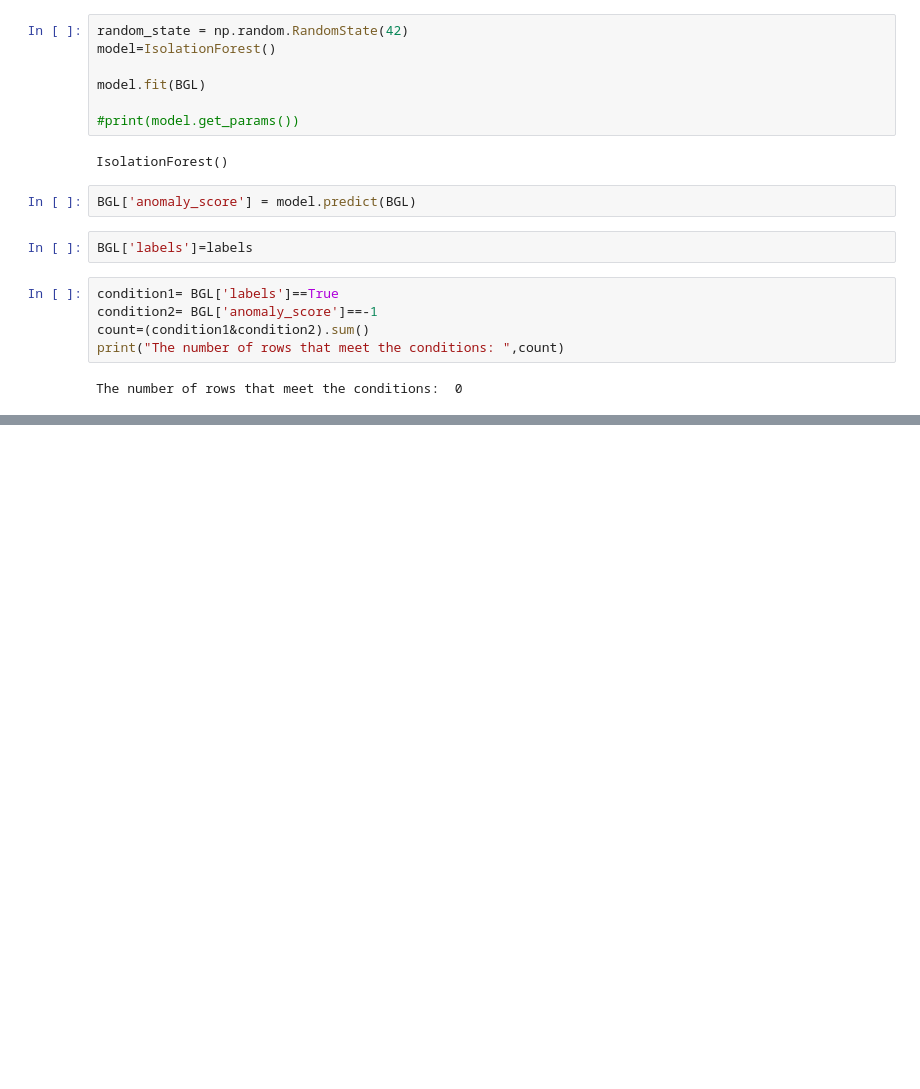
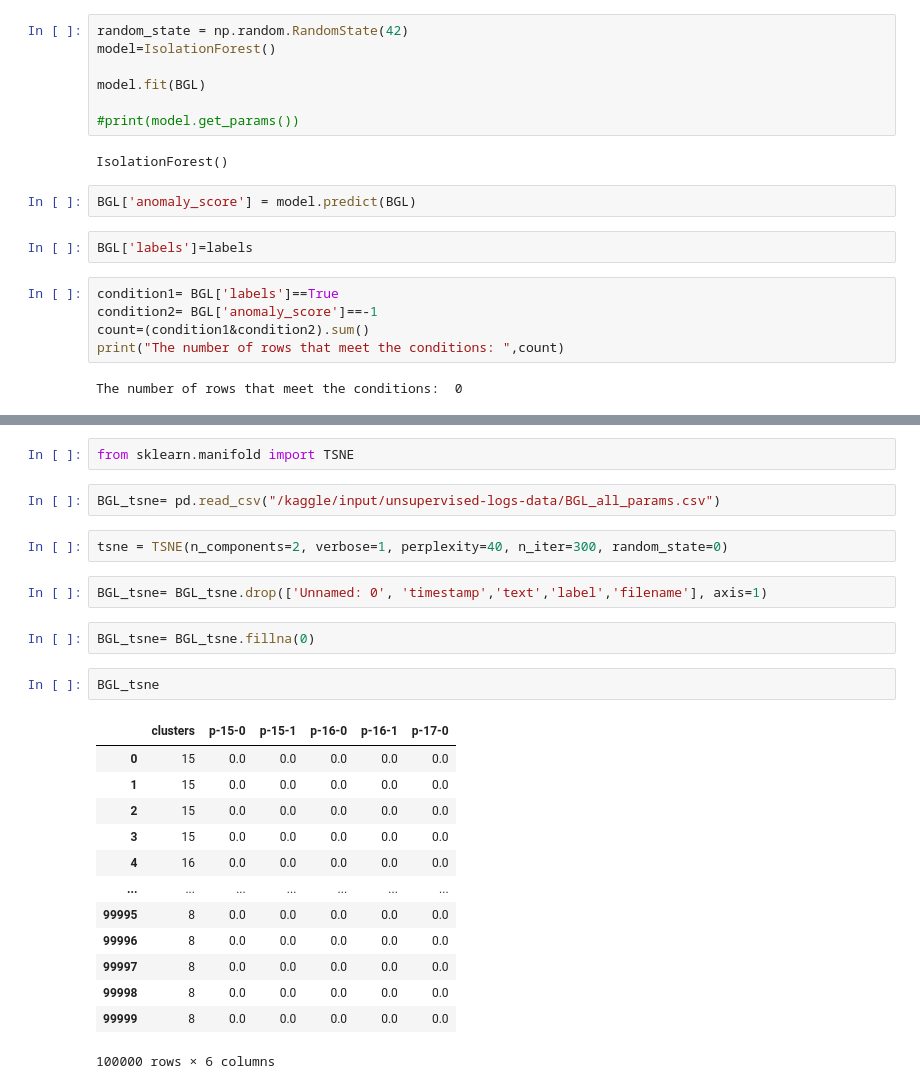
Before and after one commit to manelmahroug/anomaly-detection-in-log-files, a Jupyter notebook: unsupervised_learning/isolation-forest.ipynb, the cells around one changed output, grey strips where cells are left out. Drawn from its saved outputs; the diff is of its cells as text; blank space fills up the shorter version.

```diff
--- a/unsupervised_learning/isolation-forest.ipynb
+++ b/unsupervised_learning/isolation-forest.ipynb
@@ -85,0 +99,26 @@ The number of rows that meet the conditions:  0
+# %%
+from sklearn.manifold import TSNE
+# %%
+BGL_tsne= pd.read_csv("/kaggle/input/unsupervised-logs-data/BGL_all_params.csv")
+# %%
+tsne = TSNE(n_components=2, verbose=1, perplexity=40, n_iter=300, random_state=0)
+# %%
+BGL_tsne= BGL_tsne.drop(['Unnamed: 0', 'timestamp','text','label','filename'], axis=1)
+# %%
+BGL_tsne= BGL_tsne.fillna(0)
+# %%
+BGL_tsne
+# %% [output]
+|  | clusters | p-15-0 | p-15-1 | p-16-0 | p-16-1 | p-17-0 |
+| 0 | 15 | 0.0 | 0.0 | 0.0 | 0.0 | 0.0 |
+| 1 | 15 | 0.0 | 0.0 | 0.0 | 0.0 | 0.0 |
+| 2 | 15 | 0.0 | 0.0 | 0.0 | 0.0 | 0.0 |
+| 3 | 15 | 0.0 | 0.0 | 0.0 | 0.0 | 0.0 |
+| 4 | 16 | 0.0 | 0.0 | 0.0 | 0.0 | 0.0 |
+| ... | ... | ... | ... | ... | ... | ... |
+| 99995 | 8 | 0.0 | 0.0 | 0.0 | 0.0 | 0.0 |
+| 99996 | 8 | 0.0 | 0.0 | 0.0 | 0.0 | 0.0 |
+| 99997 | 8 | 0.0 | 0.0 | 0.0 | 0.0 | 0.0 |
+| 99998 | 8 | 0.0 | 0.0 | 0.0 | 0.0 | 0.0 |
+| 99999 | 8 | 0.0 | 0.0 | 0.0 | 0.0 | 0.0 |
+100000 rows × 6 columns
```
Also changed, not shown: parts of 13 cells of this notebook, 1 other file.
